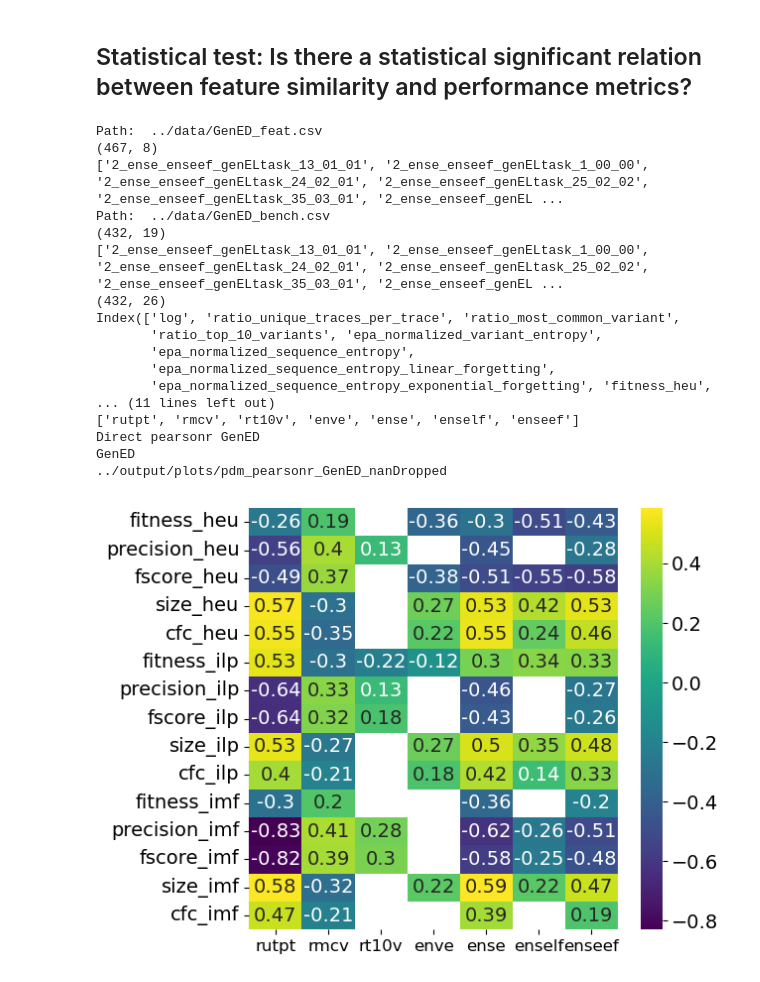
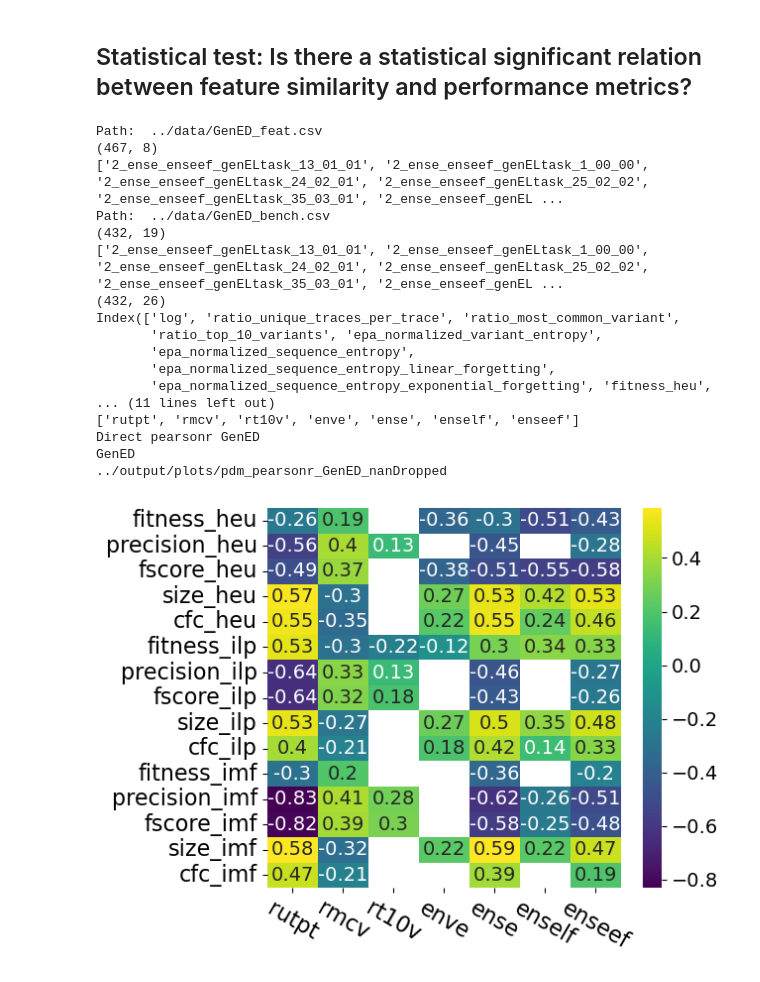
Before and after one commit to lmu-dbs/gedi, a Jupyter notebook: notebooks/GEDI_statistical_tests.ipynb, the cells around one changed output. Saved outputs shown, nothing was run; the diff lists cells and outputs as text; code cells hidden in the pictures.

```diff
--- a/notebooks/GEDI_statistical_tests.ipynb
+++ b/notebooks/GEDI_statistical_tests.ipynb
@@ -134,38 +134,39 @@ def statistical_test(feature_source, bench_source, test, impute=False):
     print("Direct", TEST, DATA_SOURCE)
     # df_tmp[pd.isnan()]
 
-    sns.heatmap(df_tmp.fillna(0), annot=True, cmap="viridis", annot_kws={"size": 14})
+    sns.heatmap(df_tmp.fillna(0), annot=True, cmap="viridis", annot_kws={"size": 14})#, vmin=-0.9, vmax=0.9)
     ax = plt.gca()
     sns.heatmap(df_tmp.fillna(0), mask=df_tmp.fillna(0)!=0, cmap="Greys", annot=False, cbar=False, ax=ax)
     #ax.set_title("P-values of features leading to process discovery metrics", fontsize=15)
     cax = ax.figure.axes[-1]
     cax.tick_params(labelsize=14)
 
-    plt.yticks(fontsize=14)
-    plt.xticks(fontsize=12)
+    plt.yticks(fontsize=16)
+    plt.xticks(fontsize=16)
+    plt.xticks(rotation=-30)
 
     plt.tight_layout()
     output_path = f"../output/plots/pdm_{get_output_file_name(TEST, DATA_SOURCE, IMPUTE)}"
     print(output_path)
     plt.savefig(output_path, dpi=300)
 
 statistical_test(DATA_SOURCE+"_feat", DATA_SOURCE+"_bench", TEST, IMPUTE)
 # %% [output]
 Path:  ../data/GenED_feat.csv
 (467, 8)
 ['2_ense_enseef_genELtask_13_01_01', '2_ense_enseef_genELtask_1_00_00', '2_ense_enseef_genELtask_24_02_01', '2_ense_enseef_genELtask_25_02_02', '2_ense_enseef_genELtask_35_03_01', '2_ense_enseef_genEL ...
 Path:  ../data/GenED_bench.csv
 (432, 19)
 ['2_ense_enseef_genELtask_13_01_01', '2_ense_enseef_genELtask_1_00_00', '2_ense_enseef_genELtask_24_02_01', '2_ense_enseef_genELtask_25_02_02', '2_ense_enseef_genELtask_35_03_01', '2_ense_enseef_genEL ...
 (432, 26)
 Index(['log', 'ratio_unique_traces_per_trace', 'ratio_most_common_variant',
        'ratio_top_10_variants', 'epa_normalized_variant_entropy',
        'epa_normalized_sequence_entropy',
        'epa_normalized_sequence_entropy_linear_forgetting',
        'epa_normalized_sequence_entropy_exponential_forgetting', 'fitness_heu',
 ... (11 lines left out)
 ['rutpt', 'rmcv', 'rt10v', 'enve', 'ense', 'enself', 'enseef']
 Direct pearsonr GenED
 GenED
 ../output/plots/pdm_pearsonr_GenED_nanDropped
-[figure, old version]
+[figure, new version]
```
